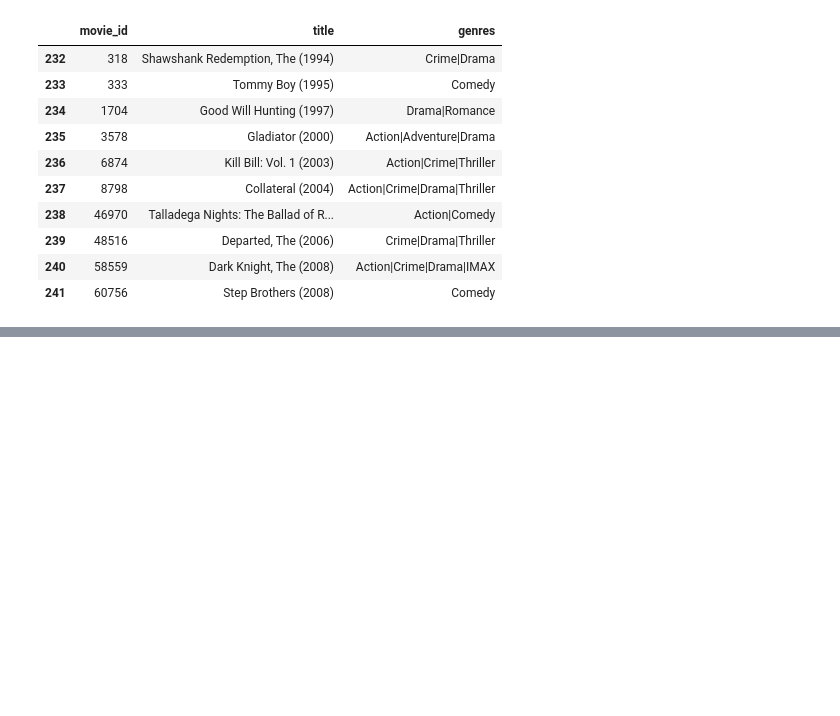
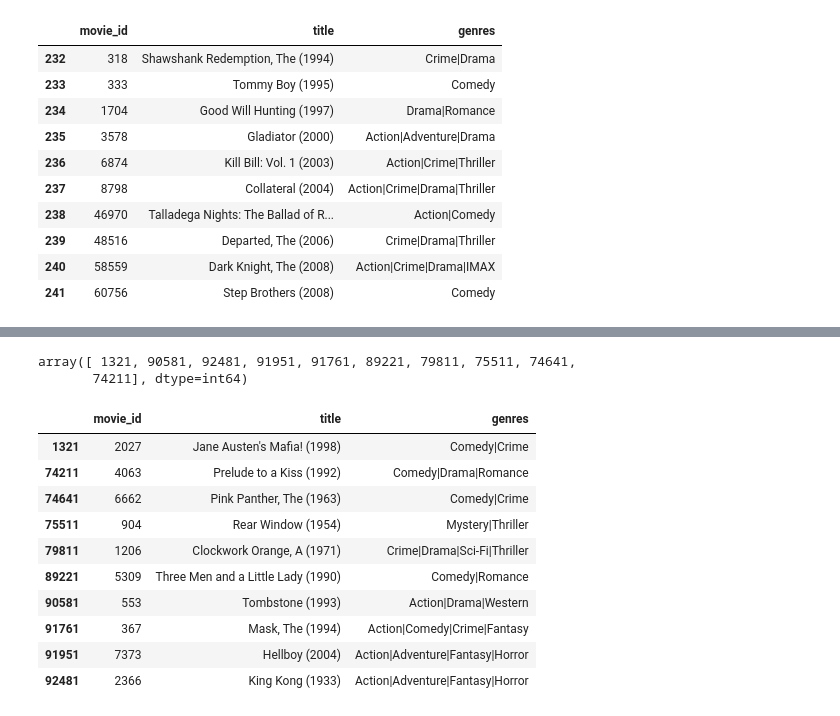
Before and after one commit to Prathima0808/Project-4, a Jupyter notebook: movie_recommendation_using_NN.ipynb, the cells around one changed output, grey strips where cells are left out. Cells and saved outputs as stored; diff of their text form; code cells hidden in the pictures; blank space fills up the shorter version.

```diff
--- a/movie_recommendation_using_NN.ipynb
+++ b/movie_recommendation_using_NN.ipynb
@@ -286,0 +510,22 @@ user_top_movies.head(10)
+# %%
+#Using some of the columns from the imported data
+movie_df = joined_movies_df[["movie_id","title","genres"]]
+#Select the user to recommend
+userId = 2
+#Find movies the user has seen and movies the user has not seen
+movies_watched_by_user = user_df[user_df.user_id == userId]
+#Make movies not watched a pandas series so it can be read into the learning model
+movies_not_watched = movie_df[~movie_df["movie_id"].isin(movies_watched_by_user.movie_id.values)]["movie_id"]
+# %%
+#Takes the movies not watched and finds their enumerated keys
+movies_not_watched = list(
+    set(movies_not_watched).intersection(set(movie_list_enumerated.keys()))
+)
+movies_not_watched = [[movie_list_enumerated.get(x)] for x in movies_not_watched]
+user_encoder = User_list_enumerated.get(userId)
+#Formats the users movies they haven't watched for model.predict
+user_movie_array = np.hstack(
+    ([[user_encoder]] * len(movies_not_watched), movies_not_watched)
+)
+#Predicts the best suited movies for the selected user
+movie_recs = model.predict(user_movie_array).flatten()
@@ -286,0 +534,23 @@ user_top_movies.head(10)
+# %%
+#Sorts the movies into a top 10
+top_10_movie_recs = movie_recs.argsort()[-10:][::-1]
+top_10_movie_recs
+# %% [output]
+array([ 1321, 90581, 92481, 91951, 91761, 89221, 79811, 75511, 74641,
+       74211], dtype=int64)
+# %%
+#Provides a list of the movies recommended to the user
+movies_to_watch = movie_df[movie_df.index.isin(top_10_movie_recs)]
+movies_to_watch
+# %% [output]
+|  | movie_id | title | genres |
+| 1321 | 2027 | Jane Austen's Mafia! (1998) | Comedy|Crime |
+| 74211 | 4063 | Prelude to a Kiss (1992) | Comedy|Drama|Romance |
+| 74641 | 6662 | Pink Panther, The (1963) | Comedy|Crime |
+| 75511 | 904 | Rear Window (1954) | Mystery|Thriller |
+| 79811 | 1206 | Clockwork Orange, A (1971) | Crime|Drama|Sci-Fi|Thriller |
+| 89221 | 5309 | Three Men and a Little Lady (1990) | Comedy|Romance |
+| 90581 | 553 | Tombstone (1993) | Action|Drama|Western |
+| 91761 | 367 | Mask, The (1994) | Action|Comedy|Crime|Fantasy |
+| 91951 | 7373 | Hellboy (2004) | Action|Adventure|Fantasy|Horror |
+| 92481 | 2366 | King Kong (1933) | Action|Adventure|Fantasy|Horror |
```
Also changed, not shown: parts of 28 cells of this notebook.
